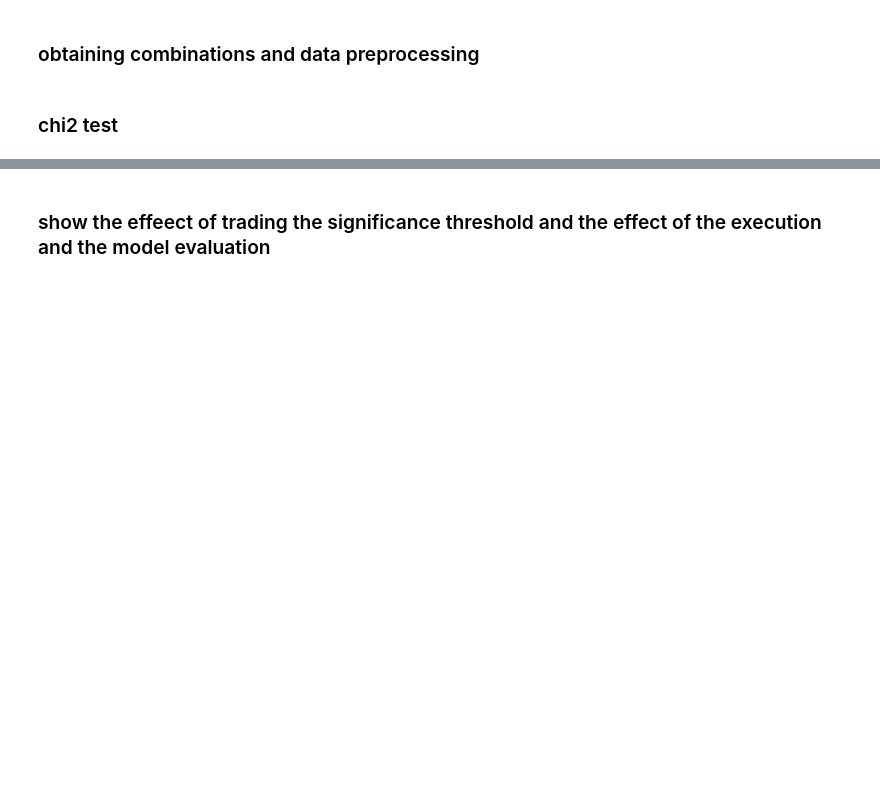
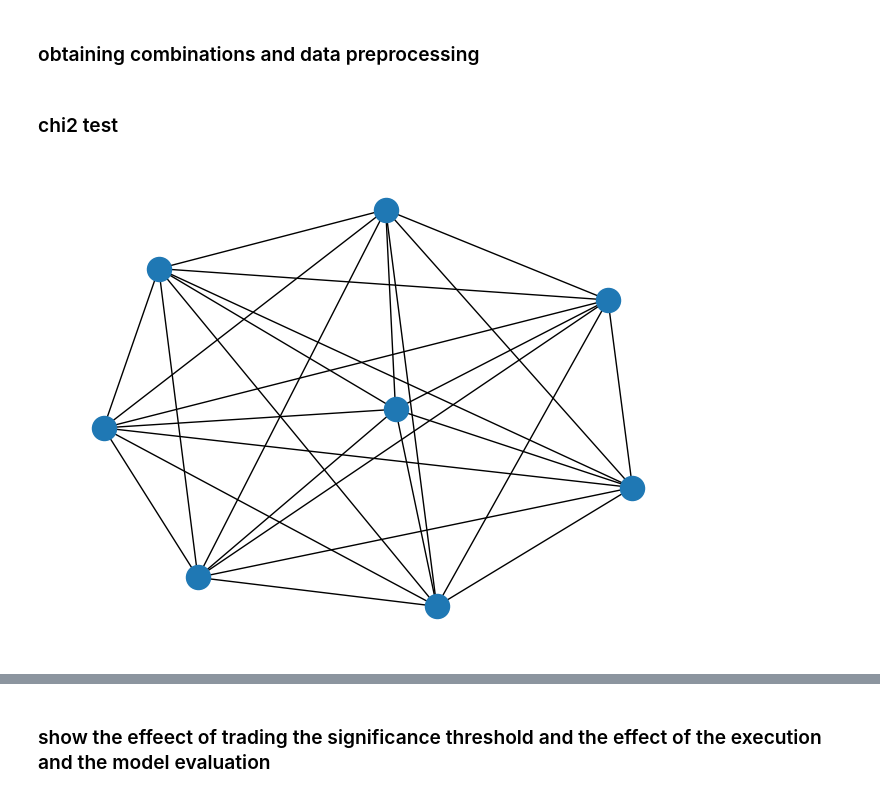
Before and after one commit to Elicit3495/ML_FYP, a Jupyter notebook: conditional.ipynb, the cells around one changed output, grey strips where cells are left out. Drawn from its saved outputs; the diff is of its cells as text; code cells hidden in the pictures; blank space fills up the shorter version.

```diff
--- a/conditional.ipynb
+++ b/conditional.ipynb
@@ -190,6 +234,10 @@ def PC_SL(df, N, rho):
                 ind.append((j[0], j[1]))
     print('the number of restricted edges is :', len(g_0[1] + ind))
     return g_0[1] + ind
+# %%
+nx.draw(Graph(df_asia))
+# %% [output]
+[figure, added]
 # %%
 %%time
 toc = time.time()
```
Also changed, not shown: parts of 9 cells of this notebook, 7 other files.
